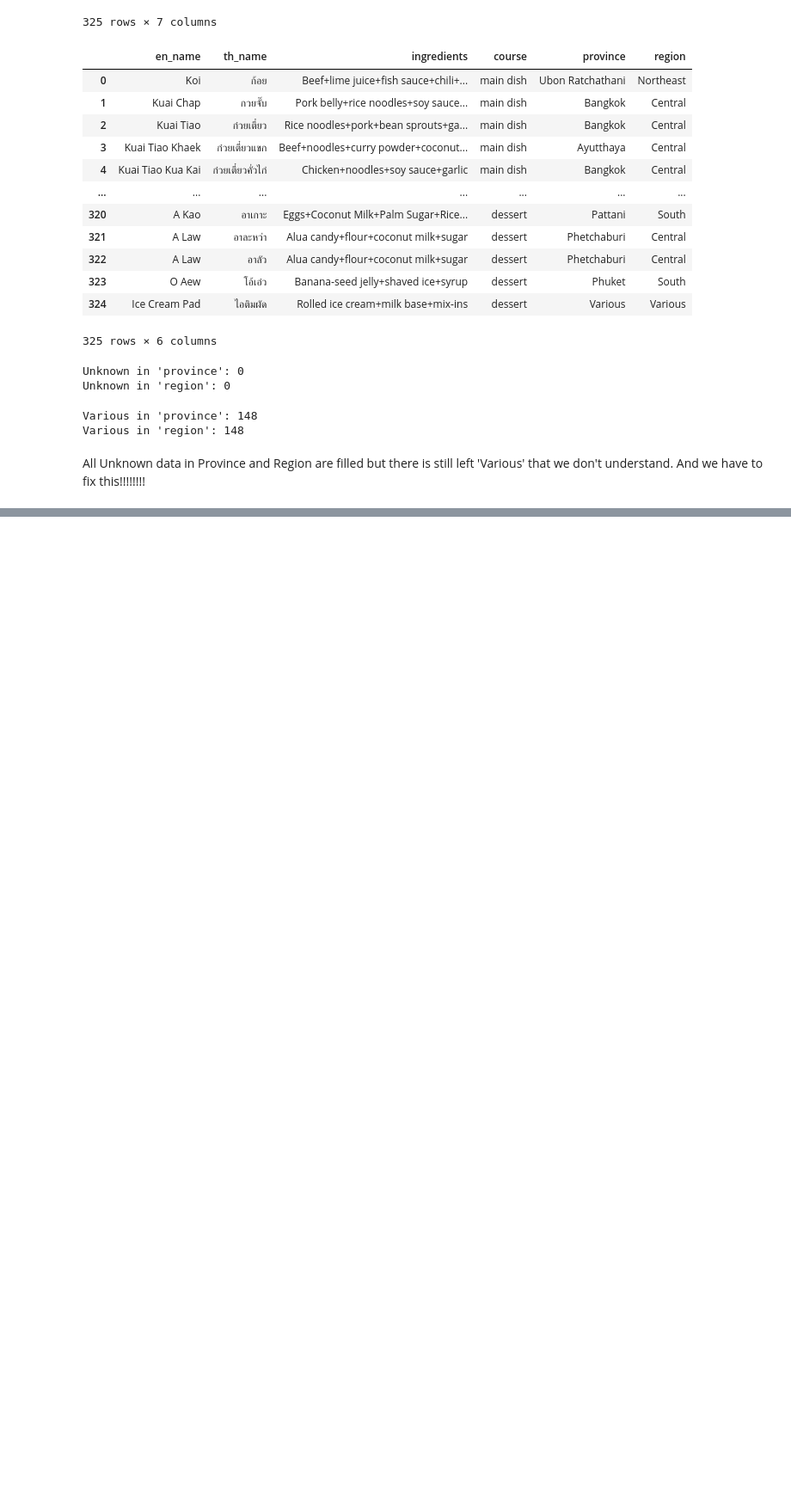
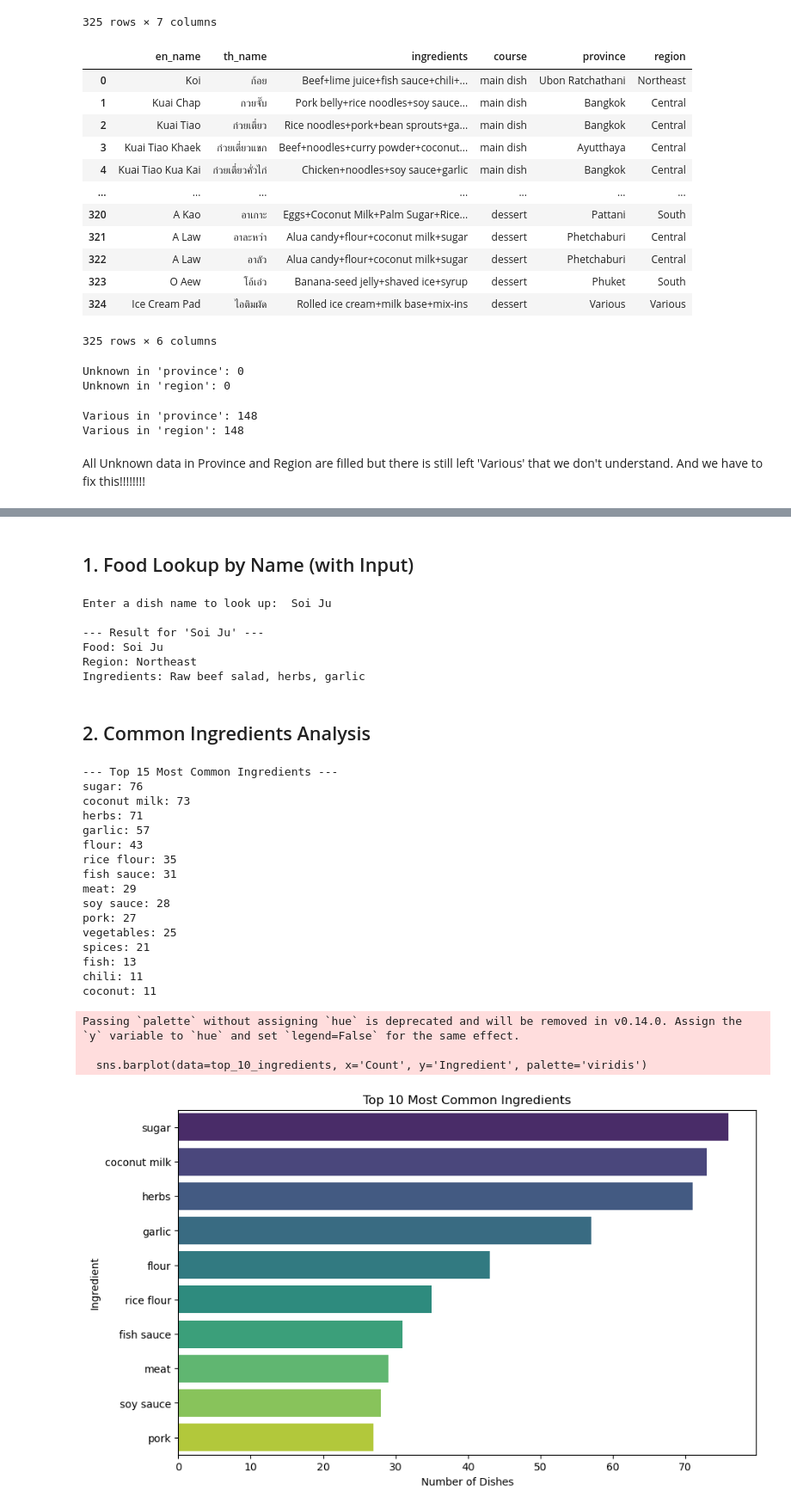
Before and after one commit to Kinosaur/thai_food, a Jupyter notebook: dataPreprocessing/dataCleaning.ipynb, the cells around one changed output, grey strips where cells are left out. Shown at 86% size. Saved outputs shown, nothing was run; the diff lists cells and outputs as text; code cells hidden in the pictures; blank space fills up the shorter version.

Commit message:
Full Data Analysis Done
1. Food Lookup
2. Common Ingredients Analysis
3. Regional Analysis
4. Course Type Analysis

```diff
--- a/dataPreprocessing/dataCleaning.ipynb
+++ b/dataPreprocessing/dataCleaning.ipynb
@@ -416,0 +461,2 @@ All Unknown data in Province and Region are filled but there is still left 'Vari
+# %%
+df = pd.read_csv('thai_dish_filled_complete.csv')
@@ -416,0 +479,2 @@ All Unknown data in Province and Region are filled but there is still left 'Vari
+# %% [markdown]
+## 1. Food Lookup by Name (with Input)
@@ -416,0 +505,55 @@ All Unknown data in Province and Region are filled but there is still left 'Vari
+# %%
+dish_name = input("Enter a dish name to look up: ")
+get_food_details(dish_name)
+# %% [output]
+Enter a dish name to look up:  Soi Ju
+
+--- Result for 'Soi Ju' ---
+Food: Soi Ju
+Region: Northeast
+Ingredients: Raw beef salad, herbs, garlic
+# %% [markdown]
+## 2. Common Ingredients Analysis
+# %%
+# Split
+all_ingredients = []
+for item in df['ingredients']:
+    # all lowercase
+    all_ingredients.extend(item.lower().split('+'))
+
+ingredient_counts = Counter(all_ingredients)
+
+print("--- Top 15 Most Common Ingredients ---")
+for ingredient, count in ingredient_counts.most_common(15):
+    print(f"{ingredient}: {count}")
+
+# top 10 ingredients
+top_10_ingredients = pd.DataFrame(ingredient_counts.most_common(10), columns=['Ingredient', 'Count'])
+
+plt.figure(figsize=(10, 6))
+sns.barplot(data=top_10_ingredients, x='Count', y='Ingredient', palette='viridis')
+plt.title('Top 10 Most Common Ingredients')
+plt.xlabel('Number of Dishes')
+plt.ylabel('Ingredient')
+plt.show()
+# %% [output]
+--- Top 15 Most Common Ingredients ---
+sugar: 76
+coconut milk: 73
+herbs: 71
+garlic: 57
+flour: 43
+rice flour: 35
+fish sauce: 31
+meat: 29
+soy sauce: 28
+pork: 27
+vegetables: 25
+spices: 21
+fish: 13
+chili: 11
+coconut: 11
+Passing `palette` without assigning `hue` is deprecated and will be removed in v0.14.0. Assign the `y` variable to `hue` and set `legend=False` for the same effect.
+
+  sns.barplot(data=top_10_ingredients, x='Count', y='Ingredient', palette='viridis')
+[figure, added]
```
Also changed, not shown: parts of 13 cells of this notebook.
